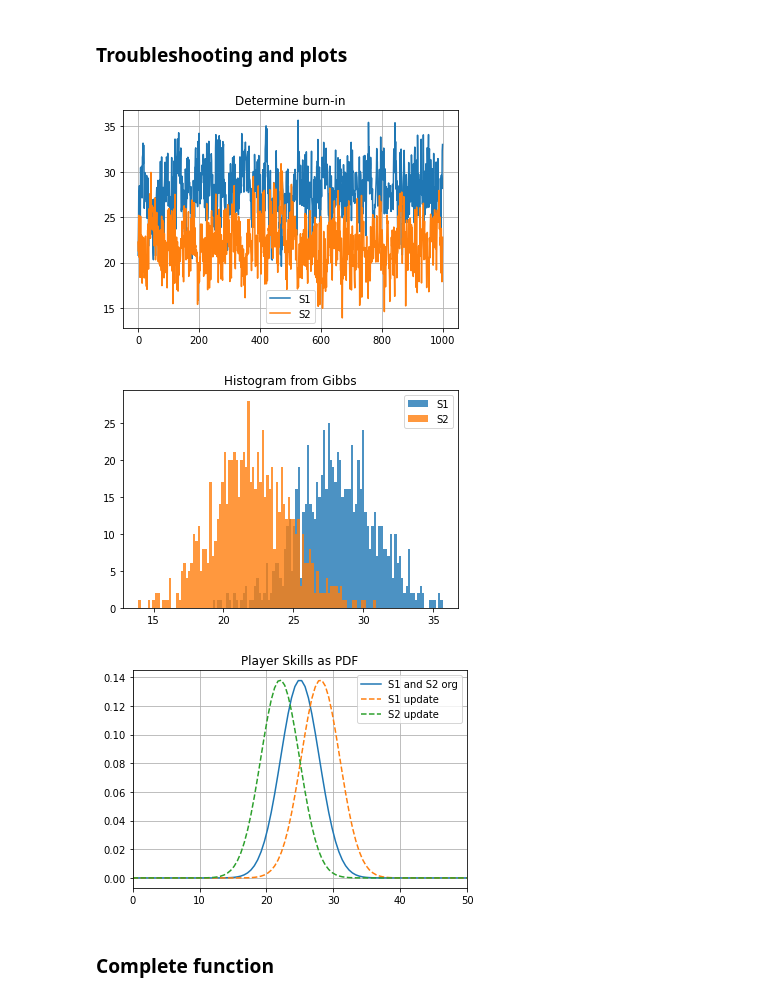
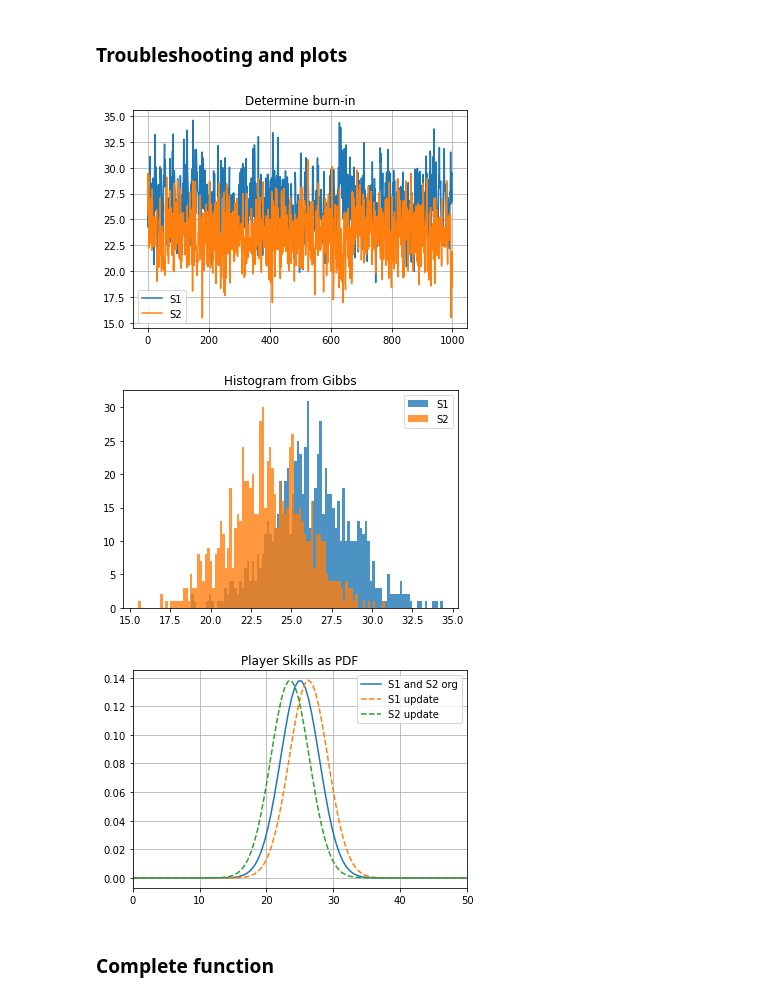
Before and after one commit to EdvinGermer/Apmask, a Jupyter notebook: Mini_project/Project Notebook.ipynb, the cells around one changed output. Saved outputs shown, nothing was run; the diff lists cells and outputs as text; code cells hidden in the pictures.

```diff
--- a/Mini_project/Project Notebook.ipynb
+++ b/Mini_project/Project Notebook.ipynb
@@ -190,6 +190,9 @@ Initially we know p(s1), p(s2) and y. We want to compute p(s1,s2 | y)
 ### Gibbs Sampling Settings
 N = 1000  # Total number of samples
 B = N//5    # Burn-in
+
+### Match setting
+y = 1 # player 1 wins
 
 ### Initiating player skills: Same hyperparameters for p(s1) and p(s2)
 # Player 1
@@ -204,16 +207,6 @@ std_s2 = std_s1
 var_t = 4.167
 
 
-### Match setting
-y = 1 # player 1 wins
-if y==1:
-    lower_bound = 0
-    upper_bound = np.inf
-elif y==-1:
-    lower_bound = -np.inf
-    upper_bound = 0
-
-
 ### Initial values
 s1_samples = np.zeros(N)
 s2_samples = np.zeros(N)
@@ -225,6 +218,14 @@ s2_samples[0] = np.random.normal(mean_s2, std_s2)
 for i in range(N-1):
     ### Sample from p(t | s1,s2,y)
     mean_t = s1_samples[i] - s2_samples[i]
+
+    if y==1:
+        lower_bound = -mean_t/np.sqrt(var_t)# truncate from 0 expressed in terms of std
+        upper_bound = np.inf
+    elif y==-1:
+        lower_bound = -np.inf
+        upper_bound = -mean_t/np.sqrt(var_t)# truncate from 0 expressed in terms of std
+
     t_sample = truncnorm.rvs(lower_bound, upper_bound, loc=mean_t, scale=np.sqrt(var_t))
 
 
@@ -269,36 +270,36 @@ final_s2_samples = s2_samples[B:]
 plt.hist(final_s1_samples,bins=100, alpha=0.8,label="S1")
 plt.hist(final_s2_samples,bins=100, alpha=0.8,label="S2")
 plt.title("Histogram from Gibbs")
 plt.legend()
 plt.show()
 
 
 
 
 
 ############################## Plot PDFs before and after sampling ##############################
 xv = np.linspace(0,50,100)
 plt.plot(xv, 1 / (std_s1 * np.sqrt(2 * np.pi)) * np.exp(-.5 * ((xv - mean_s1) / std_s1) ** 2), label="S1 and S2 org")
 #plt.plot(xv, 1 / (std_s2 * np.sqrt(2 * np.pi)) * np.exp(-.5 * ((xv - mean_s2) / std_s2) ** 2), label="S2 org")
 
 # Print and update posterior mean and variance
 post_mean_s1 = np.mean(final_s1_samples)
 post_var_s1 = np.var(final_s1_samples)
 post_mean_s2 = np.mean(final_s2_samples)
 post_var_s2 = np.var(final_s2_samples)
 
 plt.plot(xv, 1 / (std_s1 * np.sqrt(2 * np.pi)) * np.exp(-.5 * ((xv - post_mean_s1) / std_s1) ** 2), label="S1 update", linestyle='--')
 plt.plot(xv, 1 / (std_s2 * np.sqrt(2 * np.pi)) * np.exp(-.5 * ((xv - post_mean_s2) / std_s2) ** 2), label="S2 update", linestyle='--')
 plt.xlim(0,50)
 
 plt.title("Player Skills as PDF")
 plt.grid()
 plt.legend()
 plt.show()
 # %% [output]
-[figure, old version]
+[figure, new version]
-[figure, old version]
+[figure, new version]
-[figure, old version]
+[figure, new version]
 # %% [markdown]
 ### Complete function
 # %%
```
Also changed, not shown: parts of 24 cells of this notebook, 1 other file.
